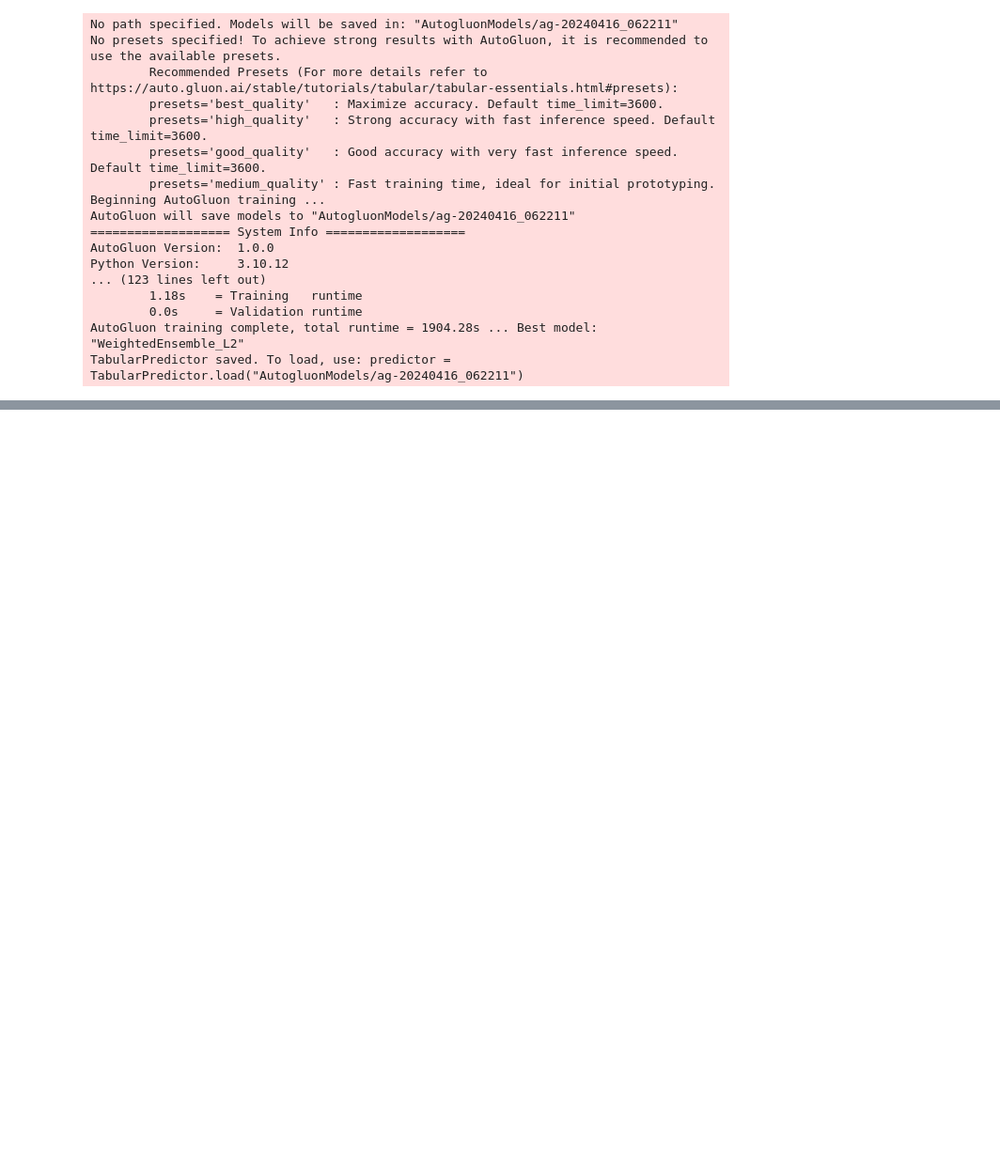
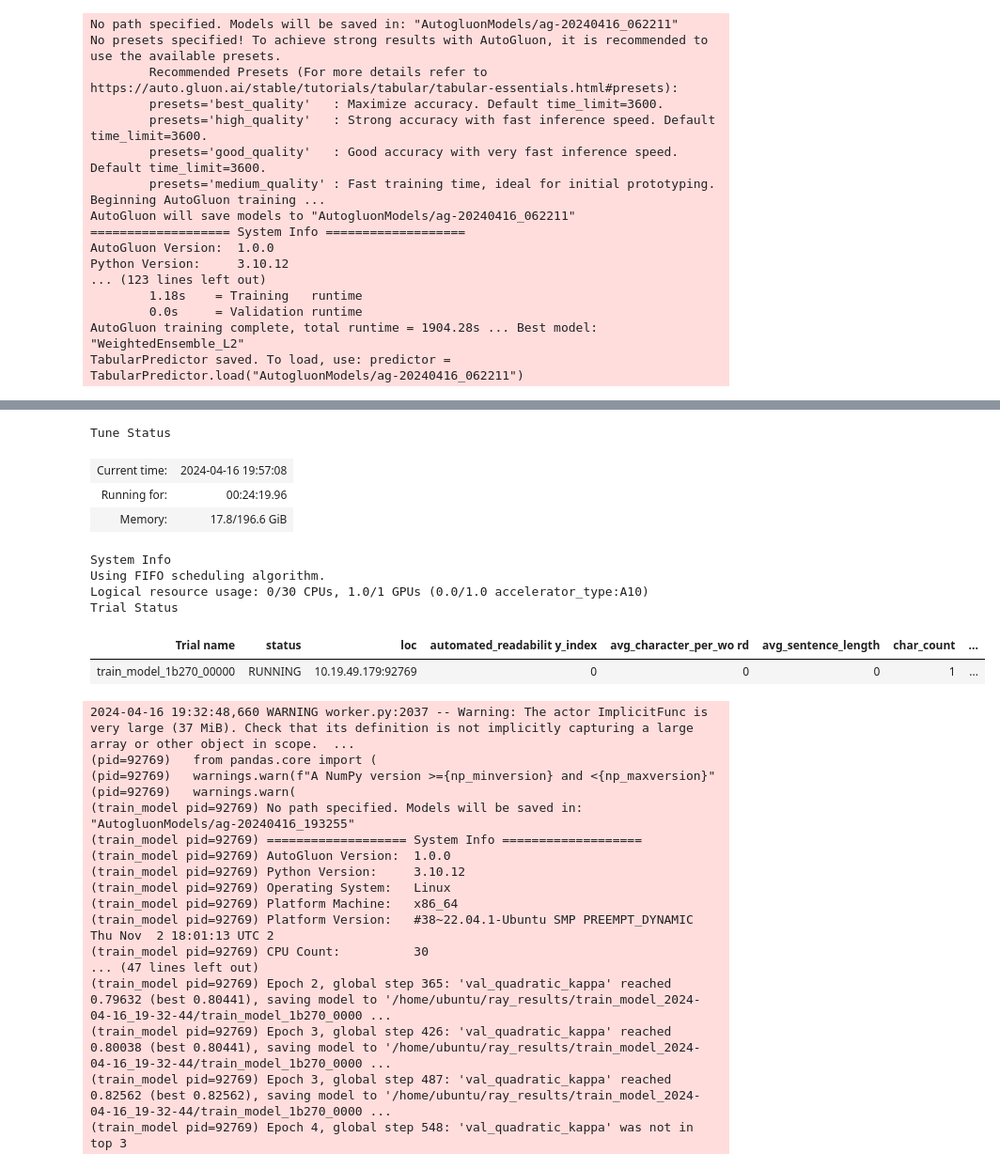
Before and after one commit to AlistairKeiller/grading, a Jupyter notebook: comp.ipynb, the cells around one changed output, grey strips where cells are left out. Shown at 94% size. Cells and saved outputs as stored; diff of their text form; code cells hidden in the pictures; blank space fills up the shorter version.

```diff
--- a/comp.ipynb
+++ b/comp.ipynb
@@ -277,0 +313,56 @@ Epoch 0, global step 60: 'val_quadratic_kappa' reached 0.70306 (best 0.70306), s
+# %%
+features = [
+    'grammar_errors', 'syllable_count', 'lexicon_count', 'sentence_count', 'char_count',
+    'flesch_reading_ease', 'flesch_kincaid_grade', 'smog_index', 'coleman_liau_index',
+    'automated_readability_index', 'dale_chall_readability_score', 'difficult_words',
+    'linsear_write_formula', 'gunning_fog', 'fernandez_huerta', 'szigriszt_pazos',
+    'gutierrez_polini', 'crawford', 'gulpease_index', 'osman',
+    'avg_character_per_word', 'avg_sentence_length', 'unique_word_percentage', 'difficult_word_percentage'
+]
+
+search_space = {feature: tune.choice([0, 1]) for feature in features}
+
+def train_model(config):
+    selected_features = [feature for feature in features if config[feature] == 1]
+
+    selected_features.extend(['score', 'full_text'])
+
+    m = MultiModalPredictor(label='score', eval_metric='quadratic_kappa', enable_progress_bar=False).fit(train_data=train_data[selected_features])
+
+    return m.fit_summary()['val_quadratic_kappa']
+
+tuner = tune.Tuner(
+    tune.with_resources(train_model,
+    resources={"gpu": 1}),
+    param_space=search_space,
+)
+
+results = tuner.fit()
+# %% [output]
+Tune Status
+| Current time: | 2024-04-16 19:57:08 |
+| Running for: | 00:24:19.96 |
+| Memory: | 17.8/196.6 GiB |
+System Info
+Using FIFO scheduling algorithm.
+Logical resource usage: 0/30 CPUs, 1.0/1 GPUs (0.0/1.0 accelerator_type:A10)
+Trial Status
+| Trial name | status | loc | automated_readabilit y_index | avg_character_per_wo rd | avg_sentence_length | char_count | ... |
+| train_model_1b270_00000 | RUNNING | 10.19.49.179:92769 | 0 | 0 | 0 | 1 | ... |
+2024-04-16 19:32:48,660 WARNING worker.py:2037 -- Warning: The actor ImplicitFunc is very large (37 MiB). Check that its definition is not implicitly capturing a large array or other object in scope.  ...
+(pid=92769)   from pandas.core import (
+(pid=92769)   warnings.warn(f"A NumPy version >={np_minversion} and <{np_maxversion}"
+(pid=92769)   warnings.warn(
+(train_model pid=92769) No path specified. Models will be saved in: "AutogluonModels/ag-20240416_193255"
+(train_model pid=92769) =================== System Info ===================
+(train_model pid=92769) AutoGluon Version:  1.0.0
+(train_model pid=92769) Python Version:     3.10.12
+(train_model pid=92769) Operating System:   Linux
+(train_model pid=92769) Platform Machine:   x86_64
+(train_model pid=92769) Platform Version:   #38~22.04.1-Ubuntu SMP PREEMPT_DYNAMIC Thu Nov  2 18:01:13 UTC 2
+(train_model pid=92769) CPU Count:          30
+... (47 lines left out)
+(train_model pid=92769) Epoch 2, global step 365: 'val_quadratic_kappa' reached 0.79632 (best 0.80441), saving model to '/home/ubuntu/ray_results/train_model_2024-04-16_19-32-44/train_model_1b270_0000 ...
+(train_model pid=92769) Epoch 3, global step 426: 'val_quadratic_kappa' reached 0.80038 (best 0.80441), saving model to '/home/ubuntu/ray_results/train_model_2024-04-16_19-32-44/train_model_1b270_0000 ...
+(train_model pid=92769) Epoch 3, global step 487: 'val_quadratic_kappa' reached 0.82562 (best 0.82562), saving model to '/home/ubuntu/ray_results/train_model_2024-04-16_19-32-44/train_model_1b270_0000 ...
+(train_model pid=92769) Epoch 4, global step 548: 'val_quadratic_kappa' was not in top 3
```
Also changed, not shown: parts of 6 cells of this notebook.
